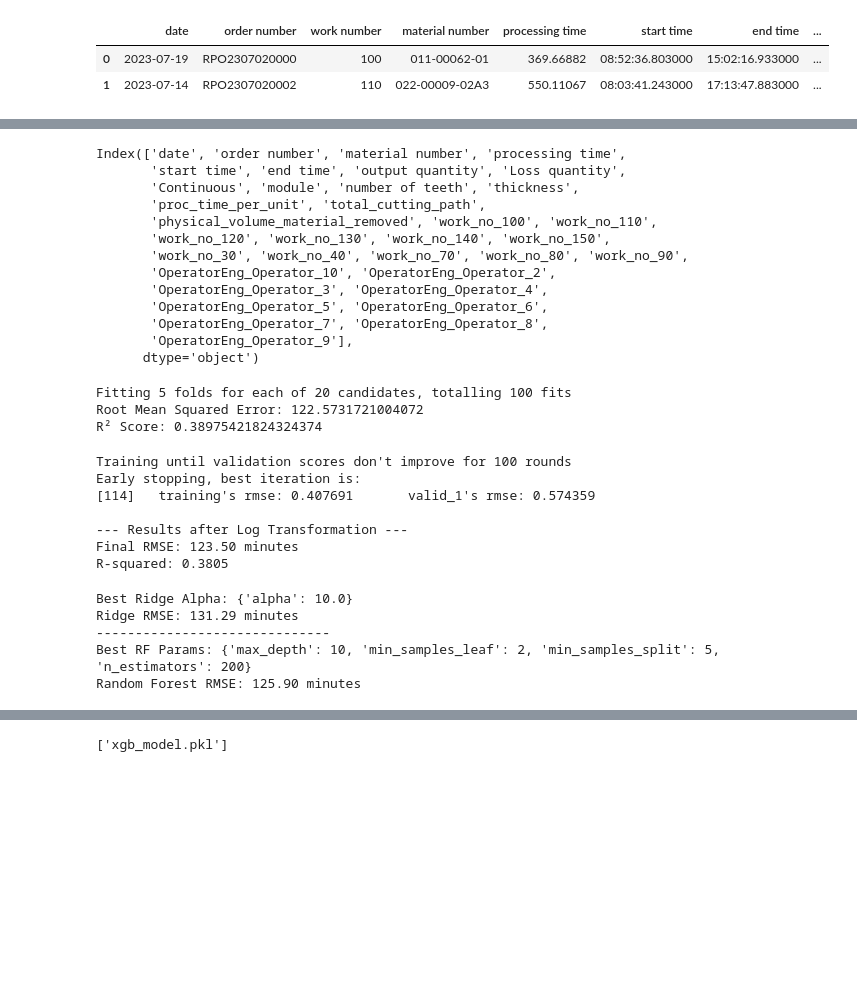
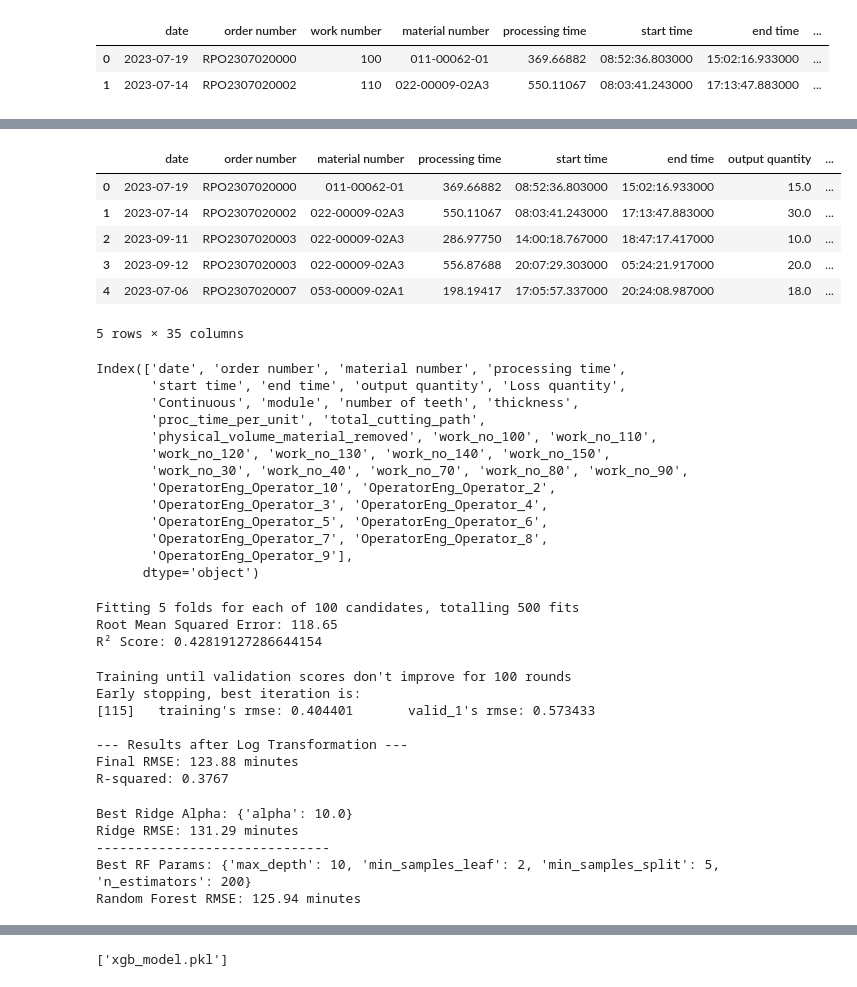
Before and after one commit to MikaTo482/Paradox, a Jupyter notebook: exam.ipynb, the cells around one changed output, grey strips where cells are left out. Cells and saved outputs as stored; diff of their text form; code cells hidden in the pictures; blank space fills up the shorter version.

```diff
--- a/exam.ipynb
+++ b/exam.ipynb
@@ -341,21 +346,28 @@ paradox.head(2)
 # %%
 paradox = pd.get_dummies(paradox, columns=['OperatorEng'], prefix='OperatorEng', drop_first=True, dtype=int)
-paradox.head()
+display(paradox.head())
 print(paradox.columns)
 # %% [output]
+|  | date | order number | material number | processing time | start time | end time | output quantity | ... |
+| 0 | 2023-07-19 | RPO2307020000 | 011-00062-01 | 369.66882 | 08:52:36.803000 | 15:02:16.933000 | 15.0 | ... |
+| 1 | 2023-07-14 | RPO2307020002 | 022-00009-02A3 | 550.11067 | 08:03:41.243000 | 17:13:47.883000 | 30.0 | ... |
+| 2 | 2023-09-11 | RPO2307020003 | 022-00009-02A3 | 286.97750 | 14:00:18.767000 | 18:47:17.417000 | 10.0 | ... |
+| 3 | 2023-09-12 | RPO2307020003 | 022-00009-02A3 | 556.87688 | 20:07:29.303000 | 05:24:21.917000 | 20.0 | ... |
+| 4 | 2023-07-06 | RPO2307020007 | 053-00009-02A1 | 198.19417 | 17:05:57.337000 | 20:24:08.987000 | 18.0 | ... |
-Index(['date', 'order number', 'material number', 'processing time',
-       'start time', 'end time', 'output quantity', 'Loss quantity',
-       'Continuous', 'module', 'number of teeth', 'thickness',
-       'proc_time_per_unit', 'total_cutting_path',
-       'physical_volume_material_removed', 'work_no_100', 'work_no_110',
-       'work_no_120', 'work_no_130', 'work_no_140', 'work_no_150',
-       'work_no_30', 'work_no_40', 'work_no_70', 'work_no_80', 'work_no_90',
-       'OperatorEng_Operator_10', 'OperatorEng_Operator_2',
-       'OperatorEng_Operator_3', 'OperatorEng_Operator_4',
-       'OperatorEng_Operator_5', 'OperatorEng_Operator_6',
-       'OperatorEng_Operator_7', 'OperatorEng_Operator_8',
-       'OperatorEng_Operator_9'],
-      dtype='object')
+5 rows × 35 columns
+Index(['date', 'order number', 'material number', 'processing time',
+       'start time', 'end time', 'output quantity', 'Loss quantity',
+       'Continuous', 'module', 'number of teeth', 'thickness',
+       'proc_time_per_unit', 'total_cutting_path',
+       'physical_volume_material_removed', 'work_no_100', 'work_no_110',
+       'work_no_120', 'work_no_130', 'work_no_140', 'work_no_150',
+       'work_no_30', 'work_no_40', 'work_no_70', 'work_no_80', 'work_no_90',
+       'OperatorEng_Operator_10', 'OperatorEng_Operator_2',
+       'OperatorEng_Operator_3', 'OperatorEng_Operator_4',
+       'OperatorEng_Operator_5', 'OperatorEng_Operator_6',
+       'OperatorEng_Operator_7', 'OperatorEng_Operator_8',
+       'OperatorEng_Operator_9'],
+      dtype='object')
 # %%
 paradox['Continuous'] = paradox['Continuous'].astype(int)
 # %%
@@ -376,17 +388,17 @@ x_train, x_test, y_train, y_test = train_test_split(X, y, test_size=0.3, random_
 
 param_grid = {
     'n_estimators': [100, 500, 1000],
-    'max_depth': [3, 6, 10],
-    'learning_rate': [0.01, 0.05, 0.1, 0.0001, 0.001],
+    'max_depth': [2, 4, 6],
+    'learning_rate': [1, 0.1, 0.01, 0.001, 0.0001],
     'subsample': [0.7, 0.8, 0.9],
     'colsample_bytree': [0.7, 0.8, 0.9],
-    'gamma': [0, 0.1, 0.5, 0.01, 0.001]
+    'gamma': [1000,100, 10, 1, 0.1, 0.01, 0.001]
 }
 xgb = XGBRegressor(objective='reg:squarederror', random_state=101)
 random_search = RandomizedSearchCV(
     estimator=xgb,
     param_distributions=param_grid,
-    n_iter=20, # ปรับเพิ่มได้ถ้ามีเวลา
+    n_iter=100, # ปรับเพิ่มได้ถ้ามีเวลา
     scoring='neg_root_mean_squared_error',
     cv=5,
     verbose=1,
@@ -397,14 +409,15 @@ best_model = random_search.best_estimator_
 y_pred = best_model.predict(x_test)
 
 mse = mean_squared_error(y_test, y_pred)
-r2 = r2_score(y_test, y_pred)
+r2_xgb = r2_score(y_test, y_pred)
+rmse_xgb = np.sqrt(mse)
 
-print(f"Root Mean Squared Error: {np.sqrt(mse)}")
-print(f"R² Score: {r2}")
+print(f"Root Mean Squared Error: {rmse_xgb:.2f}")
+print(f"R² Score: {r2_xgb}")
 # %% [output]
-Fitting 5 folds for each of 20 candidates, totalling 100 fits
-Root Mean Squared Error: 122.5731721004072
-R² Score: 0.38975421824324374
+Fitting 5 folds for each of 100 candidates, totalling 500 fits
+Root Mean Squared Error: 118.65
+R² Score: 0.42819127286644154
 # %%
 
 y_train_log = np.log1p(y_train)
@@ -441,20 +454,20 @@ y_pred_log = model.predict(x_test)
 y_pred_final = np.expm1(y_pred_log)
 
 # 10. วัดผลด้วย RMSE ในหน่วยนาทีจริง
-rmse = np.sqrt(mean_squared_error(y_test, y_pred_final))
-r2 = r2_score(y_test, y_pred_final)
+rmse_lgb = np.sqrt(mean_squared_error(y_test, y_pred_final))
+r2_lgb = r2_score(y_test, y_pred_final)
 
 print(f"\n--- Results after Log Transformation ---")
-print(f"Final RMSE: {rmse:.2f} minutes")
-print(f"R-squared: {r2:.4f}")
+print(f"Final RMSE: {rmse_lgb:.2f} minutes")
+print(f"R-squared: {r2_lgb:.4f}")
 # %% [output]
 Training until validation scores don't improve for 100 rounds
 Early stopping, best iteration is:
-[114]   training's rmse: 0.407691       valid_1's rmse: 0.574359
+[115]   training's rmse: 0.404401       valid_1's rmse: 0.573433
 
 --- Results after Log Transformation ---
-Final RMSE: 123.50 minutes
-R-squared: 0.3805
+Final RMSE: 123.88 minutes
+R-squared: 0.3767
 # %%
 ridge = Ridge()
 ridge_params = {'alpha': [0.1, 1.0, 10.0, 100.0]} # จูนค่าความเข้มงวด
@@ -479,6 +493,7 @@ grid_rf.fit(x_train, y_train) # RF ไม่ต้องใช้ Scaled Data
 best_rf = grid_rf.best_estimator_
 y_pred_rf = best_rf.predict(x_test)
 rmse_rf = np.sqrt(mean_squared_error(y_test, y_pred_rf))
+r2_rf = r2_score(y_test, y_pred_rf)
 
 # 4. สรุปผลเปรียบเทียบ
 print(f"Best Ridge Alpha: {grid_ridge.best_params_}")
@@ -491,4 +506,4 @@ Best Ridge Alpha: {'alpha': 10.0}
 Ridge RMSE: 131.29 minutes
 ------------------------------
 Best RF Params: {'max_depth': 10, 'min_samples_leaf': 2, 'min_samples_split': 5, 'n_estimators': 200}
-Random Forest RMSE: 125.90 minutes
+Random Forest RMSE: 125.94 minutes
```
Also changed, not shown: parts of 7 cells of this notebook, 2 other files.
